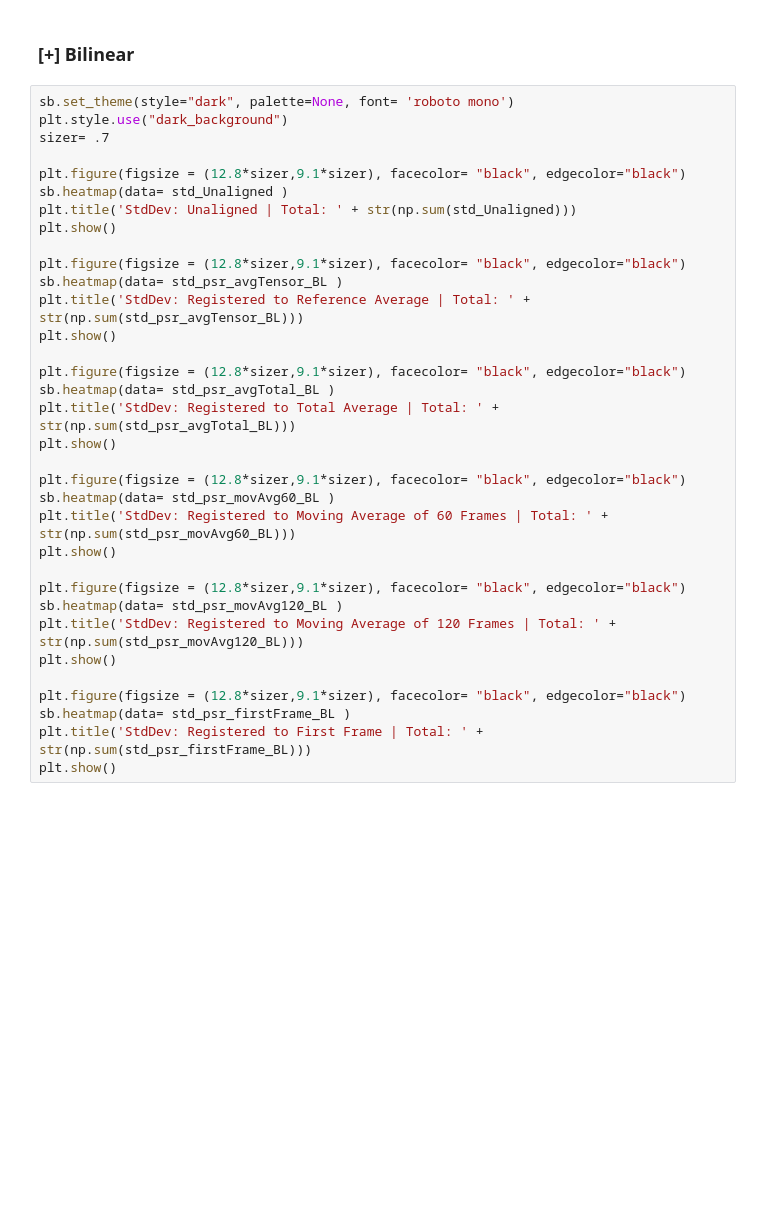
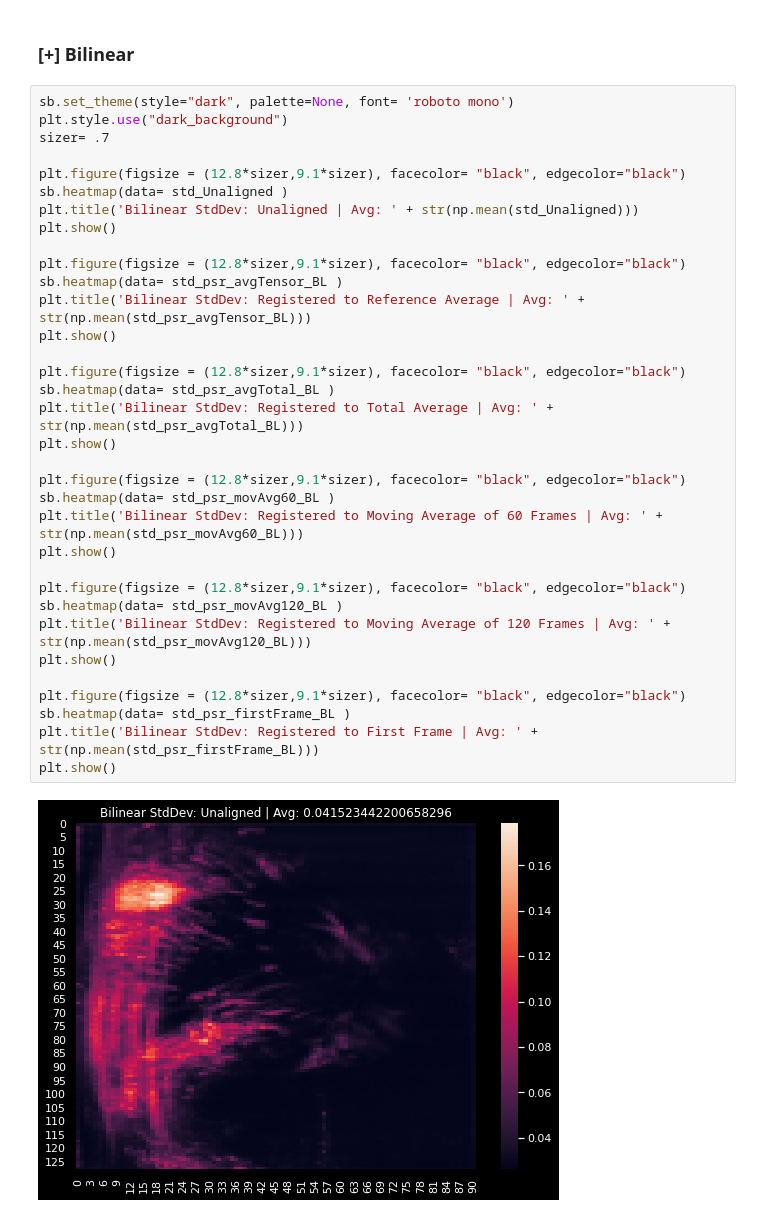
Before and after one commit to Koogleblitz/Registration-and-Alignment-for-Neuroimagery, a Jupyter notebook: pipeline.ipynb, the cells around one changed output. Saved outputs shown, nothing was run; the diff lists cells and outputs as text; blank space fills up the shorter version.

```diff
--- a/pipeline.ipynb
+++ b/pipeline.ipynb
@@ -953,34 +980,36 @@ plt.show()
 # %%
 sb.set_theme(style="dark", palette=None, font= 'roboto mono')
 plt.style.use("dark_background")
 sizer= .7
 
 plt.figure(figsize = (12.8*sizer,9.1*sizer), facecolor= "black", edgecolor="black")
 sb.heatmap(data= std_Unaligned )
-plt.title('StdDev: Unaligned | Total: ' + str(np.sum(std_Unaligned)))
+plt.title('Bilinear StdDev: Unaligned | Avg: ' + str(np.mean(std_Unaligned)))
 plt.show()
 
 plt.figure(figsize = (12.8*sizer,9.1*sizer), facecolor= "black", edgecolor="black")
 sb.heatmap(data= std_psr_avgTensor_BL )
-plt.title('StdDev: Registered to Reference Average | Total: ' + str(np.sum(std_psr_avgTensor_BL)))
+plt.title('Bilinear StdDev: Registered to Reference Average | Avg: ' + str(np.mean(std_psr_avgTensor_BL)))
 plt.show()
 
 plt.figure(figsize = (12.8*sizer,9.1*sizer), facecolor= "black", edgecolor="black")
 sb.heatmap(data= std_psr_avgTotal_BL )
-plt.title('StdDev: Registered to Total Average | Total: ' + str(np.sum(std_psr_avgTotal_BL)))
+plt.title('Bilinear StdDev: Registered to Total Average | Avg: ' + str(np.mean(std_psr_avgTotal_BL)))
 plt.show()
 
 plt.figure(figsize = (12.8*sizer,9.1*sizer), facecolor= "black", edgecolor="black")
 sb.heatmap(data= std_psr_movAvg60_BL )
-plt.title('StdDev: Registered to Moving Average of 60 Frames | Total: ' + str(np.sum(std_psr_movAvg60_BL)))
+plt.title('Bilinear StdDev: Registered to Moving Average of 60 Frames | Avg: ' + str(np.mean(std_psr_movAvg60_BL)))
 plt.show()
 
 plt.figure(figsize = (12.8*sizer,9.1*sizer), facecolor= "black", edgecolor="black")
 sb.heatmap(data= std_psr_movAvg120_BL )
-plt.title('StdDev: Registered to Moving Average of 120 Frames | Total: ' + str(np.sum(std_psr_movAvg120_BL)))
+plt.title('Bilinear StdDev: Registered to Moving Average of 120 Frames | Avg: ' + str(np.mean(std_psr_movAvg120_BL)))
 plt.show()
 
 plt.figure(figsize = (12.8*sizer,9.1*sizer), facecolor= "black", edgecolor="black")
 sb.heatmap(data= std_psr_firstFrame_BL )
-plt.title('StdDev: Registered to First Frame | Total: ' + str(np.sum(std_psr_firstFrame_BL)))
+plt.title('Bilinear StdDev: Registered to First Frame | Avg: ' + str(np.mean(std_psr_firstFrame_BL)))
 plt.show()
+# %% [output]
+[figure, added]
```
Also changed, not shown: parts of 31 cells of this notebook, 1 other file.
